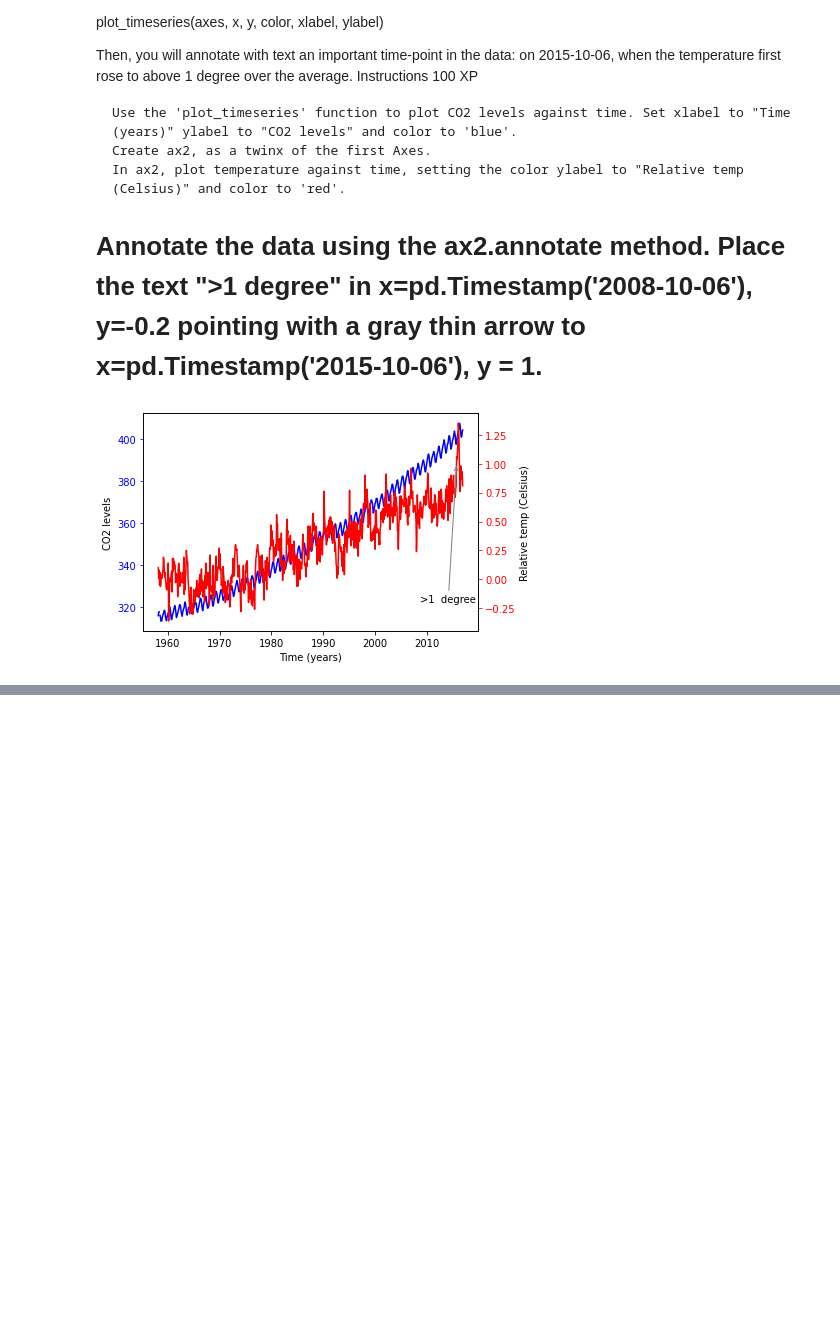
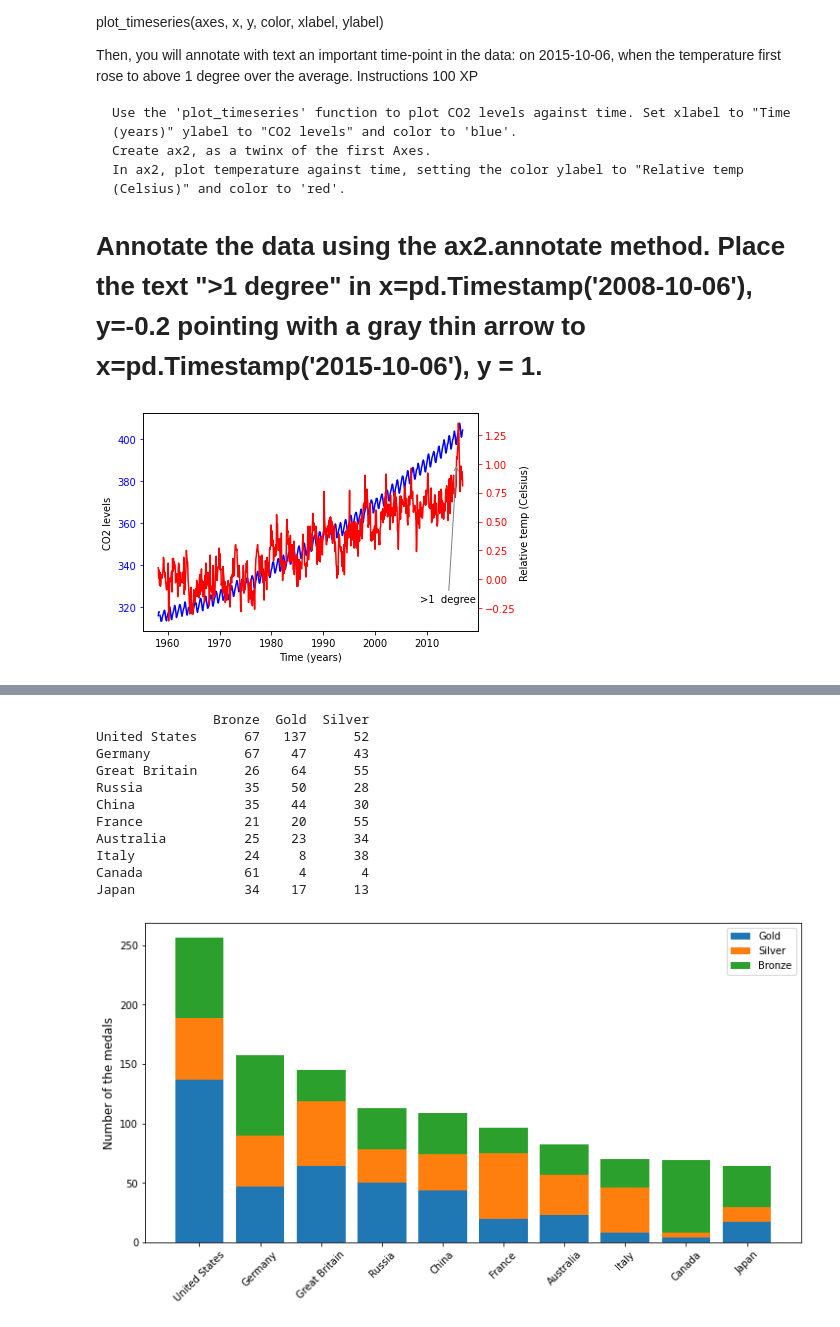
Before and after one commit to johnhhu2020/DataCamp-Data-Scientist-with-Python-Track, a Jupyter notebook: DataCamp Introduction to Data Visualization with Matplotlib.ipynb, the cells around one changed output, grey strips where cells are left out. Drawn from its saved outputs; the diff is of its cells as text; code cells hidden in the pictures; blank space fills up the shorter version.

```diff
--- a/DataCamp Introduction to Data Visualization with Matplotlib.ipynb
+++ b/DataCamp Introduction to Data Visualization with Matplotlib.ipynb
@@ -1274,0 +1289,35 @@ plt.show()
+# %%
+medals = pd.read_csv('medals_by_country_2016.csv', index_col=0)
+
+print(medals)
+
+
+
+fig, ax = plt.subplots(figsize=(12,6))
+
+ax.bar(medals.index, medals['Gold'], label='Gold')  #################################################################
+
+ax.bar(medals.index, medals['Silver'], bottom=medals['Gold'], label='Silver')
+ax.bar(medals.index, medals['Bronze'], bottom=medals['Gold'] + medals['Silver'], label='Bronze')
+
+
+ax.set_xticklabels(medals.index, rotation=45)  ######################################################################
+ax.set_ylabel('Number of the medals', fontsize=12)
+
+ax.legend()  ########################################################################################################
+
+
+plt.show()
+# %% [output]
+               Bronze  Gold  Silver
+United States      67   137      52
+Germany            67    47      43
+Great Britain      26    64      55
+Russia             35    50      28
+China              35    44      30
+France             21    20      55
+Australia          25    23      34
+Italy              24     8      38
+Canada             61     4       4
+Japan              34    17      13
+[figure, added]
```
Also changed, not shown: parts of 4 cells of this notebook.
